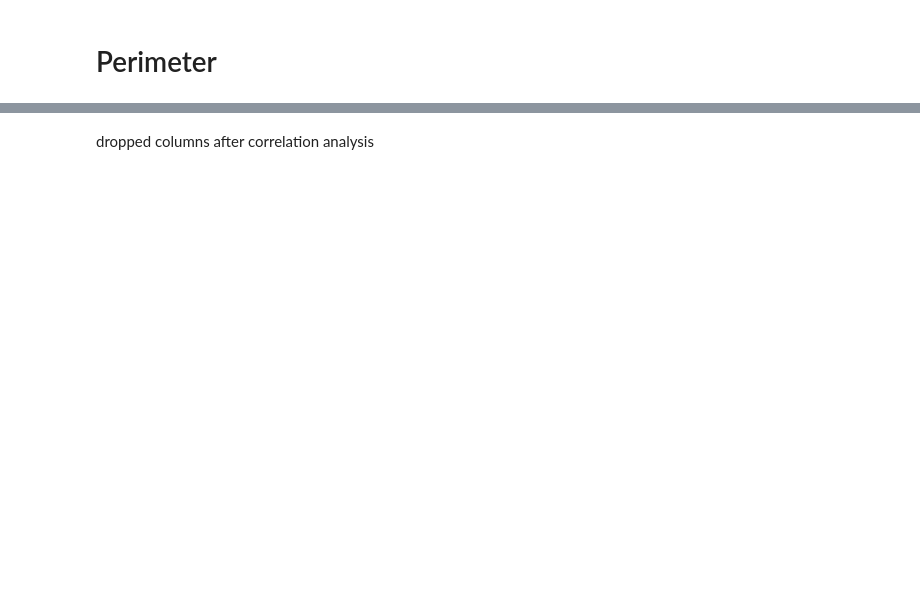
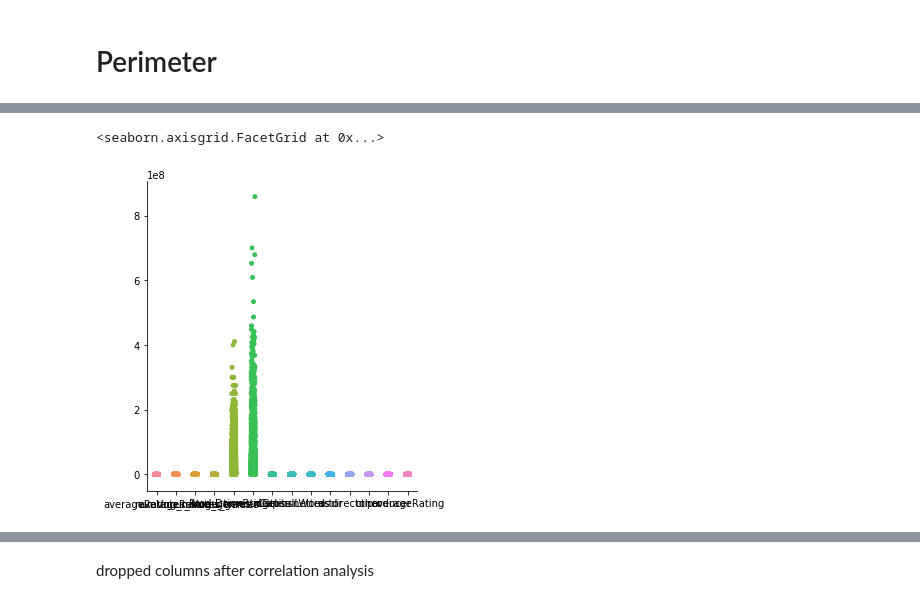
Before and after one commit to michaeltouze/datasciencest-movie, a Jupyter notebook: src/Modeling.ipynb, the cells around one changed output, grey strips where cells are left out. Cells and saved outputs as stored; diff of their text form; code cells hidden in the pictures; blank space fills up the shorter version.

```diff
--- a/src/Modeling.ipynb
+++ b/src/Modeling.ipynb
@@ -56,0 +86,5 @@ data["target"] = pd.cut(data.averageRating, bins=4, labels=False)
+# %%
+sns.catplot(data=data)
+# %% [output]
+<seaborn.axisgrid.FacetGrid at 0x...>
+[figure, added]
```
Also changed, not shown: parts of 36 cells of this notebook, 1 other file.
